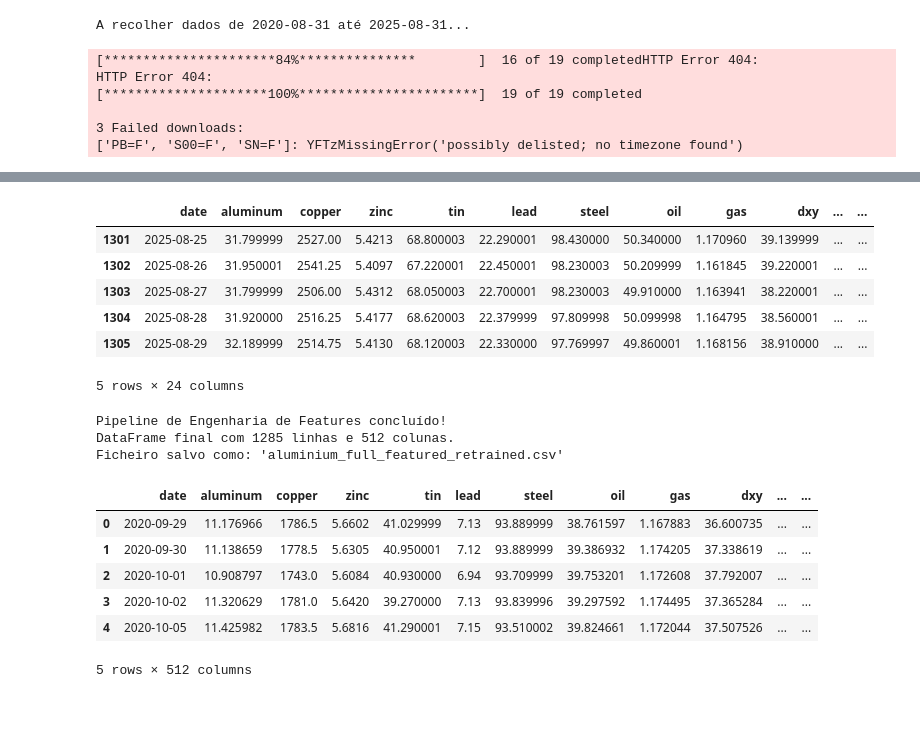
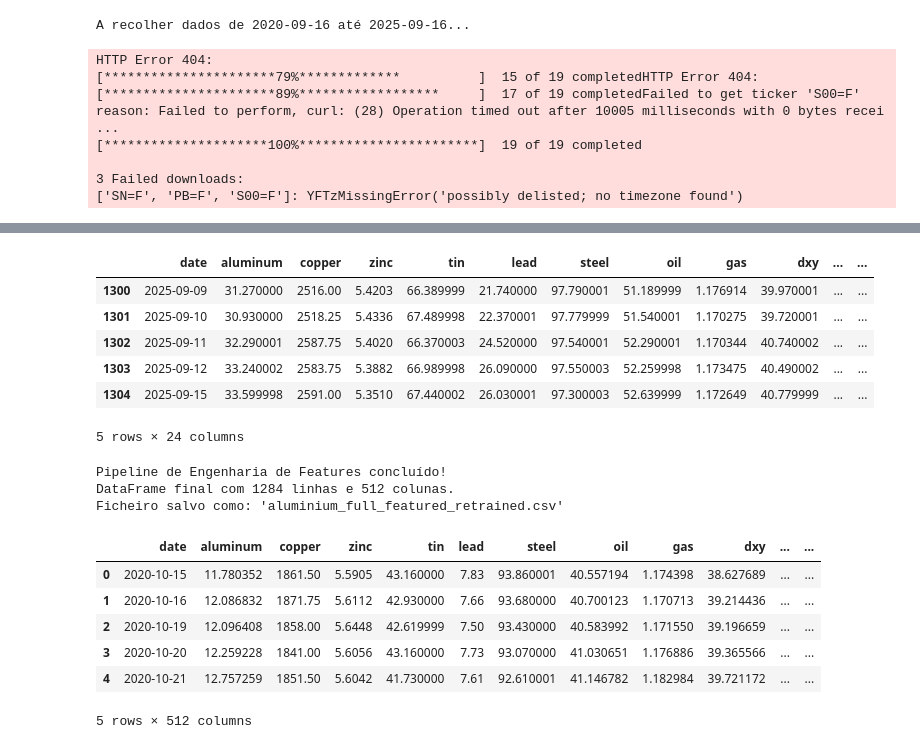
Before and after one commit to RenanXM/ALUMINIO, a Jupyter notebook: pipeline_gerar_dados_recentes.ipynb, the cells around one changed output, grey strips where cells are left out. Saved outputs shown, nothing was run; the diff lists cells and outputs as text; code cells hidden in the pictures; blank space fills up the shorter version.

```diff
--- a/pipeline_gerar_dados_recentes.ipynb
+++ b/pipeline_gerar_dados_recentes.ipynb
@@ -1,20 +1,24 @@
 # %%
 # --- Célula 1: Coleta e Diagnóstico Inicial dos Dados Brutos ---
 
-# Instala as bibliotecas necessárias
 !pip install -q yfinance pandas_datareader
 
 import yfinance as yf
 import pandas as pd
-from datetime import datetime
+from datetime import datetime, timedelta
 import pandas_datareader.data as web
 import warnings
 warnings.filterwarnings('ignore')
 
-# --- CONFIGURAÇÃO DAS DATAS ---
-end_date = '2025-08-31'
+# --- CONFIGURAÇÃO DAS DATAS (MODIFICADO PARA SER DINÂMICO) ---
+# Define a data final como o dia de hoje.
+# A biblioteca yfinance buscará o último dado disponível até esta data.
+end_date = datetime.today().strftime('%Y-%m-%d')
+
+# O start_date continua sendo 5 anos antes para manter a janela de features.
 start_date = (pd.to_datetime(end_date) - pd.DateOffset(years=5)).strftime('%Y-%m-%d')
 print(f"A recolher dados de {start_date} até {end_date}...")
+
 
 # --- ETAPA 1: BAIXAR DADOS DE MERCADO DO YAHOO FINANCE ---
 tickers = {
@@ -60,7 +64,7 @@ else:
 # Remove colunas que possam ter falhado o download e ficado totalmente nulas
 df_raw.dropna(axis=1, how='all', inplace=True)
 
-# ======================== DIAGNÓSTICO DE VITALIDADE DAS SÉRIES (antes do fill/interp) ========================
+# ======================== DIAGNÓSTICO DE VITALIDADE DAS SÉRIES (antes do fill/interp) ========================\n
 print("\n### Diagnóstico: Última data COM VALOR REAL (não-NaN) para cada coluna bruta ###")
 for col in df_raw.columns:
     if col != 'date':
@@ -75,7 +79,6 @@ df_raw.interpolate(method='linear', limit_direction='both', inplace=True)
 df_raw = df_raw.sort_values('date').reset_index(drop=True)
 
 # Padroniza as colunas de metais para USD/tonelada para consistência
-# (Esta lógica foi extraída do seu notebook Aluminium_realista.ipynb)
 if 'aluminum' in df_raw.columns: df_raw['aluminum_usdton'] = df_raw['aluminum'] * 100
 if 'copper' in df_raw.columns: df_raw['copper_usdton'] = (df_raw['copper'] / 100) * 2204.62
 if 'zinc' in df_raw.columns: df_raw['zinc_usdton'] = df_raw['zinc'] * 100
@@ -87,13 +90,14 @@ print(f"DataFrame bruto final com {df_raw.shape[0]} linhas e {df_raw.shape[1]} c
 print("Últimos 5 registos de dados:")
 display(df_raw.tail())
 # %% [output]
-A recolher dados de 2020-08-31 até 2025-08-31...
+A recolher dados de 2020-09-16 até 2025-09-16...
-[**********************84%***************        ]  16 of 19 completedHTTP Error 404:
 HTTP Error 404:
+[**********************79%*************          ]  15 of 19 completedHTTP Error 404:
+[**********************89%******************     ]  17 of 19 completedFailed to get ticker 'S00=F' reason: Failed to perform, curl: (28) Operation timed out after 10005 milliseconds with 0 bytes recei ...
 [*********************100%***********************]  19 of 19 completed
 
 3 Failed downloads:
-['PB=F', 'S00=F', 'SN=F']: YFTzMissingError('possibly delisted; no timezone found')
+['SN=F', 'PB=F', 'S00=F']: YFTzMissingError('possibly delisted; no timezone found')
 Dados de mercado do Yahoo Finance recolhidos.
 AVISO: Falhou a recolha de 'china_pmi' do FRED: Unable to read URL: https://fred.stlouisfed.org/graph/fredgraph.csv?id=CHNPMI
 Response Text:
@@ -113,10 +117,10 @@ DataFrame bruto final com 1306 linhas e 24 colunas.
 Últimos 5 registos de dados:
 |  | date | aluminum | copper | zinc | tin | lead | steel | oil | gas | dxy | ... | ... |
-| 1301 | 2025-08-25 | 31.799999 | 2527.00 | 5.4213 | 68.800003 | 22.290001 | 98.430000 | 50.340000 | 1.170960 | 39.139999 | ... | ... |
-| 1302 | 2025-08-26 | 31.950001 | 2541.25 | 5.4097 | 67.220001 | 22.450001 | 98.230003 | 50.209999 | 1.161845 | 39.220001 | ... | ... |
-| 1303 | 2025-08-27 | 31.799999 | 2506.00 | 5.4312 | 68.050003 | 22.700001 | 98.230003 | 49.910000 | 1.163941 | 38.220001 | ... | ... |
-| 1304 | 2025-08-28 | 31.920000 | 2516.25 | 5.4177 | 68.620003 | 22.379999 | 97.809998 | 50.099998 | 1.164795 | 38.560001 | ... | ... |
-| 1305 | 2025-08-29 | 32.189999 | 2514.75 | 5.4130 | 68.120003 | 22.330000 | 97.769997 | 49.860001 | 1.168156 | 38.910000 | ... | ... |
+| 1300 | 2025-09-09 | 31.270000 | 2516.00 | 5.4203 | 66.389999 | 21.740000 | 97.790001 | 51.189999 | 1.176914 | 39.970001 | ... | ... |
+| 1301 | 2025-09-10 | 30.930000 | 2518.25 | 5.4336 | 67.489998 | 22.370001 | 97.779999 | 51.540001 | 1.170275 | 39.720001 | ... | ... |
+| 1302 | 2025-09-11 | 32.290001 | 2587.75 | 5.4020 | 66.370003 | 24.520000 | 97.540001 | 52.290001 | 1.170344 | 40.740002 | ... | ... |
+| 1303 | 2025-09-12 | 33.240002 | 2583.75 | 5.3882 | 66.989998 | 26.090000 | 97.550003 | 52.259998 | 1.173475 | 40.490002 | ... | ... |
+| 1304 | 2025-09-15 | 33.599998 | 2591.00 | 5.3510 | 67.440002 | 26.030001 | 97.300003 | 52.639999 | 1.172649 | 40.779999 | ... | ... |
 5 rows × 24 columns
 # %%
 import numpy as np
@@ -213,12 +217,12 @@ else:
     print("ERRO: DataFrame 'df_raw' não foi criado. Execute a Célula 1 primeiro.")
 # %% [output]
 Pipeline de Engenharia de Features concluído!
-DataFrame final com 1285 linhas e 512 colunas.
+DataFrame final com 1284 linhas e 512 colunas.
 Ficheiro salvo como: 'aluminium_full_featured_retrained.csv'
 |  | date | aluminum | copper | zinc | tin | lead | steel | oil | gas | dxy | ... | ... |
-| 0 | 2020-09-29 | 11.176966 | 1786.5 | 5.6602 | 41.029999 | 7.13 | 93.889999 | 38.761597 | 1.167883 | 36.600735 | ... | ... |
-| 1 | 2020-09-30 | 11.138659 | 1778.5 | 5.6305 | 40.950001 | 7.12 | 93.889999 | 39.386932 | 1.174205 | 37.338619 | ... | ... |
-| 2 | 2020-10-01 | 10.908797 | 1743.0 | 5.6084 | 40.930000 | 6.94 | 93.709999 | 39.753201 | 1.172608 | 37.792007 | ... | ... |
-| 3 | 2020-10-02 | 11.320629 | 1781.0 | 5.6420 | 39.270000 | 7.13 | 93.839996 | 39.297592 | 1.174495 | 37.365284 | ... | ... |
-| 4 | 2020-10-05 | 11.425982 | 1783.5 | 5.6816 | 41.290001 | 7.15 | 93.510002 | 39.824661 | 1.172044 | 37.507526 | ... | ... |
+| 0 | 2020-10-15 | 11.780352 | 1861.50 | 5.5905 | 43.160000 | 7.83 | 93.860001 | 40.557194 | 1.174398 | 38.627689 | ... | ... |
+| 1 | 2020-10-16 | 12.086832 | 1871.75 | 5.6112 | 42.930000 | 7.66 | 93.680000 | 40.700123 | 1.170713 | 39.214436 | ... | ... |
+| 2 | 2020-10-19 | 12.096408 | 1858.00 | 5.6448 | 42.619999 | 7.50 | 93.430000 | 40.583992 | 1.171550 | 39.196659 | ... | ... |
+| 3 | 2020-10-20 | 12.259228 | 1841.00 | 5.6056 | 43.160000 | 7.73 | 93.070000 | 41.030651 | 1.176886 | 39.365566 | ... | ... |
+| 4 | 2020-10-21 | 12.757259 | 1851.50 | 5.6042 | 41.730000 | 7.61 | 92.610001 | 41.146782 | 1.182984 | 39.721172 | ... | ... |
 5 rows × 512 columns
```
Also changed, not shown: parts of 1 cell of this notebook, 5 other files.
